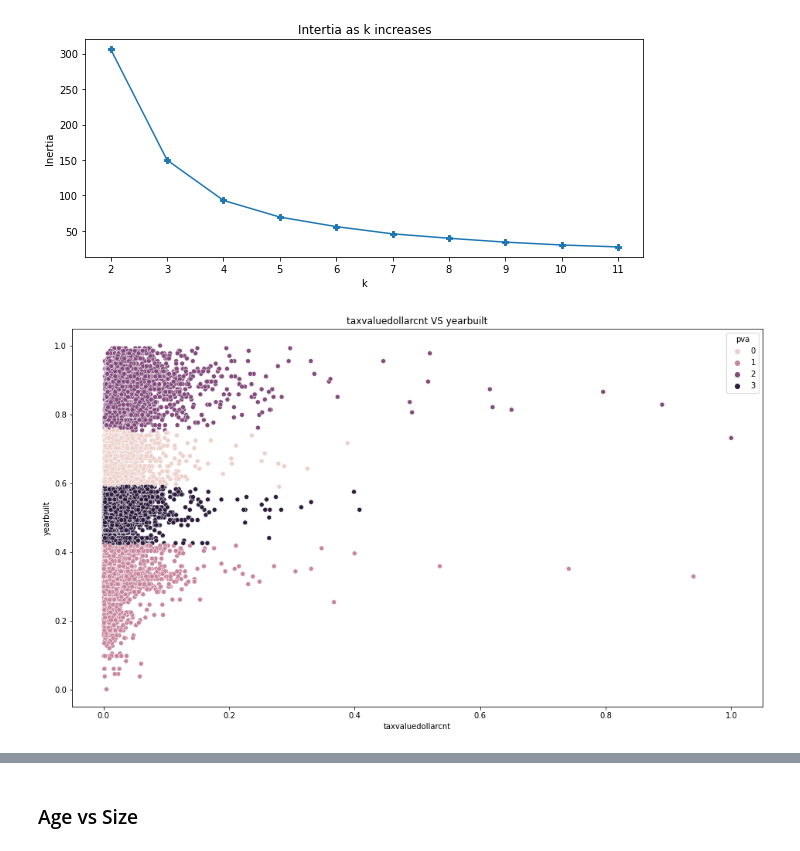
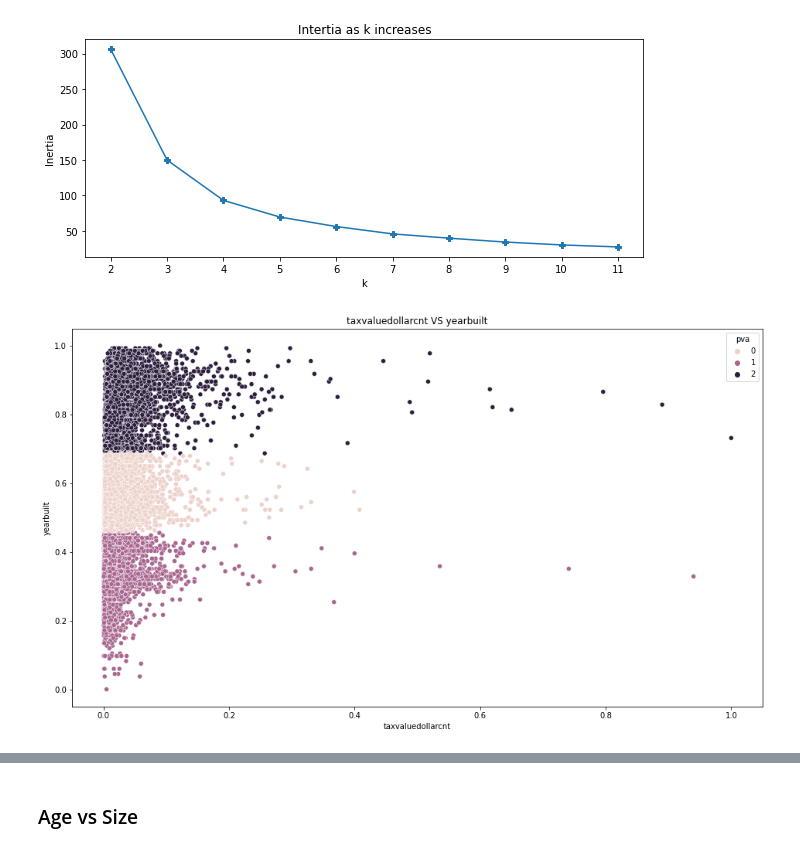
Before and after one commit to carterrxavier/clustering-project, a Jupyter notebook: initialnotebook.ipynb, the cells around one changed output, grey strips where cells are left out. Saved outputs shown, nothing was run; the diff lists cells and outputs as text; code cells hidden in the pictures.

```diff
--- a/initialnotebook.ipynb
+++ b/initialnotebook.ipynb
@@ -149,6 +133,6 @@ cluster.map_clusters(train_scaled, 'price')
 # %% [markdown]
 ### Size
 # %%
-X = train_scaled[['calculatedfinishedsquarefeet']]
+X = train_scaled[['calculatedfinishedsquarefeet','finishedsquarefeet12','lotsizesquarefeet']]
 cluster.view_intertia(X)
 # %% [output]
@@ -156,3 +140,3 @@ cluster.view_intertia(X)
 # %%
-X = cluster.show_cluster(X, 5, 'size')
+X = cluster.show_cluster(X, 3, 'size')
 # %% [output]
@@ -171,5 +155,5 @@ cluster.view_intertia(X)
 # %% [output]
 [figure]
 # %%
-X = cluster.show_cluster(X, 5, 'age')
+X = cluster.show_cluster(X, 3, 'age')
 # %% [output]
@@ -190,6 +174,6 @@ cluster.view_intertia(X)
 # %% [output]
 [figure]
 # %%
-#Price by Size
-X = cluster.show_cluster(X, 5, 'svp')
+#Price vs Size
+X = cluster.show_cluster(X, 3, 'svp')
 # %% [output]
@@ -208,10 +192,10 @@ cluster.view_intertia(X)
 # %% [output]
 [figure]
 # %%
-#price per age
-X = cluster.show_cluster(X, 4, 'pva')
+#price VS age
+X = cluster.show_cluster(X, 3, 'pva')
 # %% [output]
-[figure, old version]
+[figure, new version]
 # %%
 train_scaled['pva'] = X['pva']
 cluster.map_clusters(train_scaled, 'pva')
```
Also changed, not shown: parts of 58 cells of this notebook, 5 other files.
